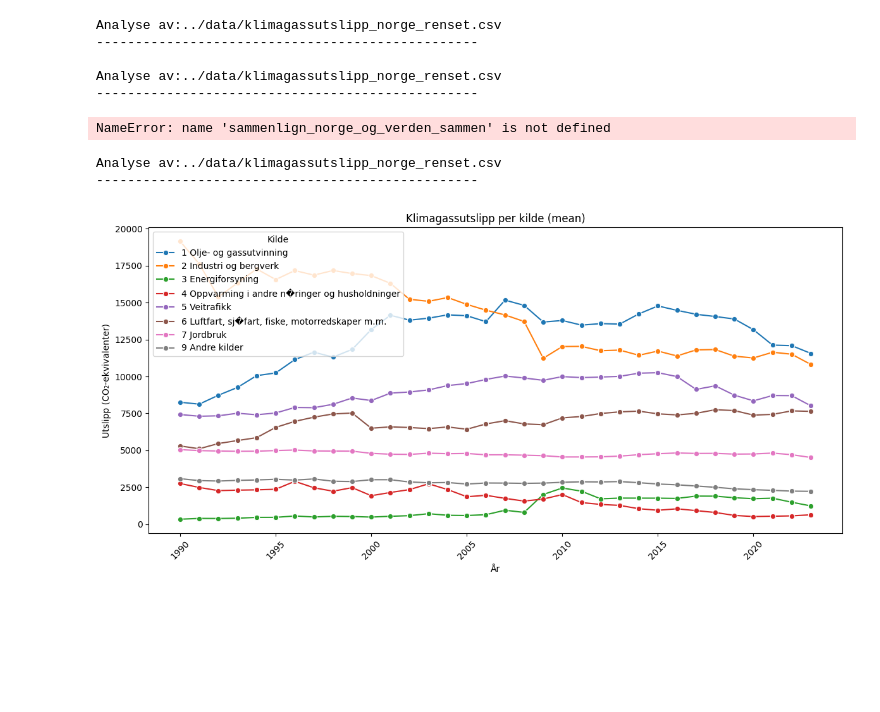
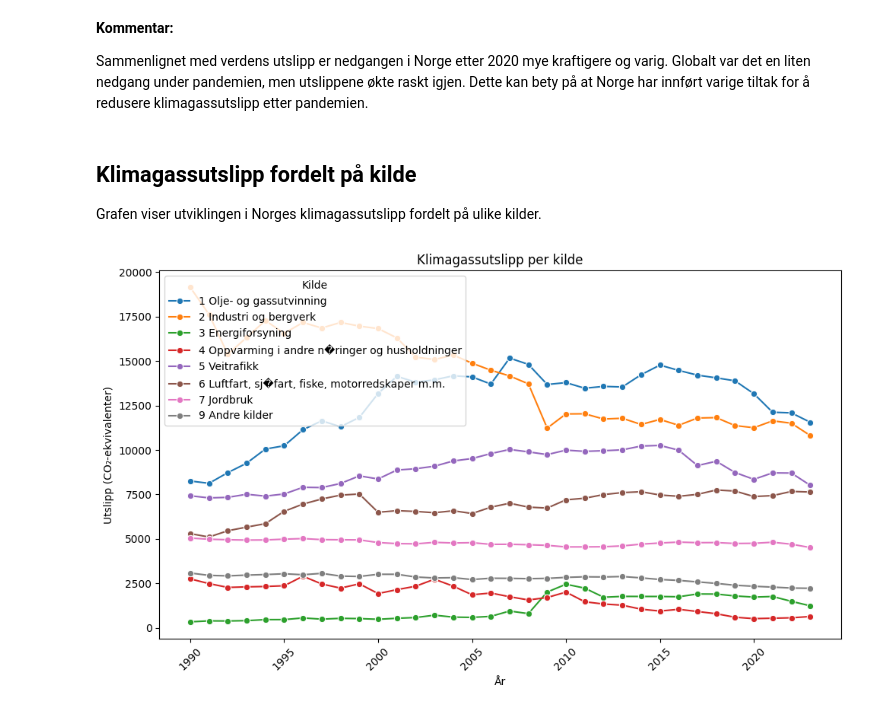
Before and after one commit to idunnbh/Mappe, a Jupyter notebook: notebooks/Visualisering.ipynb, the cells around one changed output. Cells and saved outputs as stored; diff of their text form; code cells hidden in the pictures; blank space fills up the shorter version.

```diff
--- a/notebooks/Visualisering.ipynb
+++ b/notebooks/Visualisering.ipynb
@@ -25,0 +42,3 @@ Passing `palette` without assigning `hue` is deprecated and will be removed in v
+# %%
+statistikk_norge, df_total_norge, df_norge_alt = statistikk.analyser_fil("../data/klimagassutslipp_norge_renset.csv", datokolonne="år", groupby="år")
+statistikk_verden, df_total_verden, df_verden_alt= statistikk.analyser_fil("../data/klimagassutslipp_verden_renset.csv", datokolonne="År", groupby="år")
@@ -25,0 +56,8 @@ Passing `palette` without assigning `hue` is deprecated and will be removed in v
+# %%
+df_norge = df_total_norge[df_total_norge["kilde_(aktivitet)"].str.lower().str.contains("alle kilder")].copy()
+df_norge = df_norge[["år", "utslipp_til_luft_(1_000_tonn_co2-ekvivalenter,_ar5)"]]
+df_norge.rename(columns={"utslipp_til_luft_(1_000_tonn_co2-ekvivalenter,_ar5)": "gjennomsnitt"}, inplace=True)
+
+df_norge_alt = df_norge_alt.rename(columns={"utslipp_til_luft_(1_000_tonn_co2-ekvivalenter,_ar5)": "gjennomsnitt"})
+
+df_verden = statistikk_verden["utslipp_i_co2_ekvivalenter"]
@@ -58,37 +125,13 @@ Analyse av:../data/klimagassutslipp_verden_renset.csv
-# %%
-import importlib
-import klimagass_visualisering
-importlib.reload(klimagass_visualisering)
-
-
-sammenlign_norge_og_verden_sammen(
-    "../data/klimagassutslipp_norge_renset.csv",
-    "../data/klimagassutslipp_verden_renset.csv"
-)
-# %% [output]
-Analyse av:../data/klimagassutslipp_norge_renset.csv
--------------------------------------------------
-
-Analyse av:../data/klimagassutslipp_norge_renset.csv
--------------------------------------------------
-NameError: name 'sammenlign_norge_og_verden_sammen' is not defined
+# %% [markdown]
+**Kommentar:**
+
+Sammenlignet med verdens utslipp er nedgangen i Norge etter 2020 mye kraftigere og varig. Globalt var det en liten nedgang under pandemien, men utslippene økte raskt igjen. Dette kan bety på at Norge har innført varige tiltak for å redusere klimagassutslipp etter pandemien.
+# %% [markdown]
+## Klimagassutslipp fordelt på kilde
+
+Grafen viser utviklingen i Norges klimagassutslipp fordelt på ulike kilder.
 # %%
-import dataanalyse
-import importlib
-importlib.reload(dataanalyse)
-statistikk, df_total, df = dataanalyse.analyser_fil("../data/klimagassutslipp_norge_renset.csv",sep=",",datokolonne="år",groupby="år")
-
-from klimagass_visualisering import plott_utslipp_per_kilde_over_tid
-
-kol_utslipp = [kol for kol in df.columns if "utslipp" in kol and "co2" in kol][0]
-df[kol_utslipp] = pd.to_numeric(df[kol_utslipp], errors="coerce")
-df = df[~df['kilde_(aktivitet)'].str.contains("alle kilder", case=False)]
-
-stats_per_kilde_år = df.groupby(['kilde_(aktivitet)', 'år'])[kol_utslipp].agg(['mean', 'median']).reset_index()
-stats_per_kilde_år = stats_per_kilde_år.round(2)
-
-plott_utslipp_per_kilde_over_tid(stats_per_kilde_år, verdi_kolonne="mean")
+from klimagass_visualisering import plot_utslipp_per_kilde
+plot_utslipp_per_kilde(df_norge_alt)
 # %% [output]
-Analyse av:../data/klimagassutslipp_norge_renset.csv
--------------------------------------------------
-[figure, old version]
+[figure, new version]
```
Also changed, not shown: parts of 23 cells of this notebook, 3 other files.
